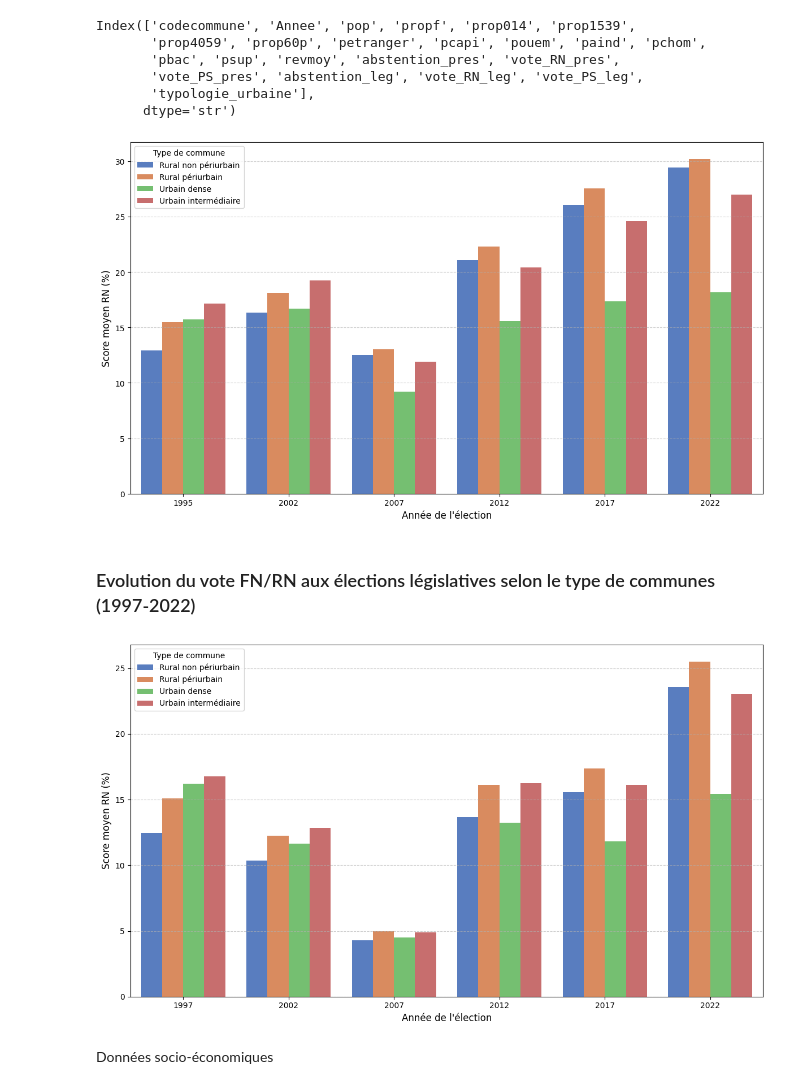
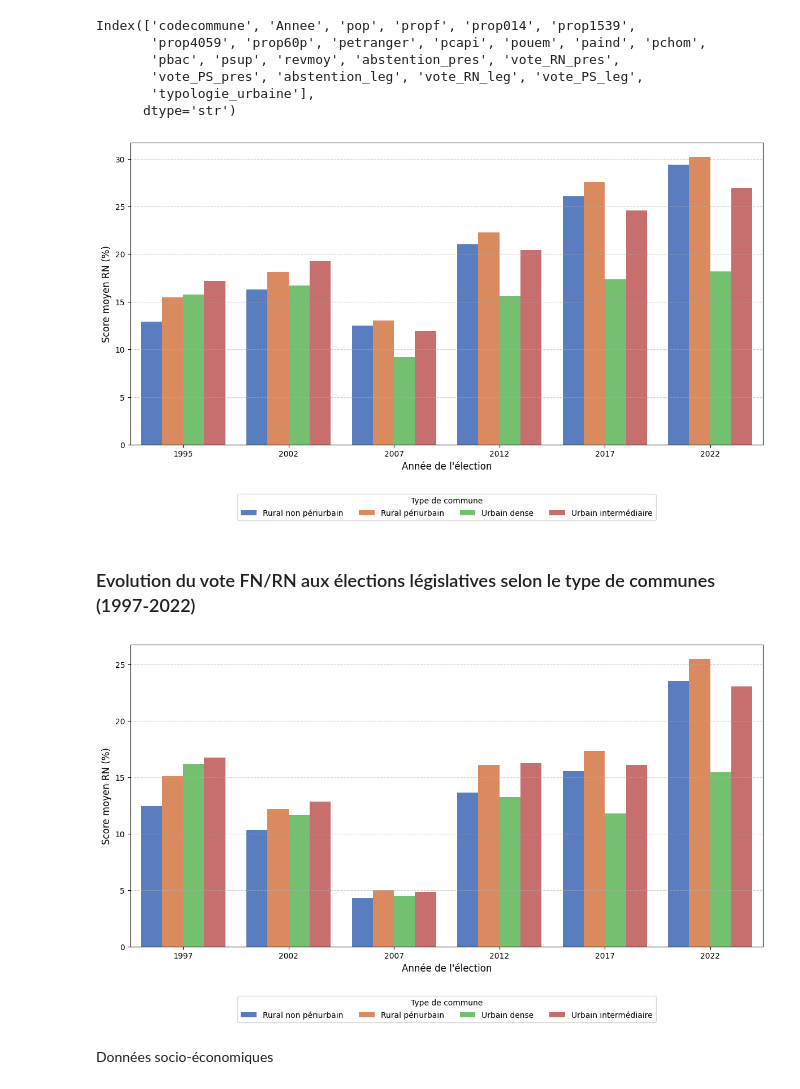
Before and after one commit to yczk9/STATAPP_V2, a Jupyter notebook: Notebooks/Statistiques Descriptives/statdesc.ipynb, the cells around one changed output. Drawn from its saved outputs; the diff is of its cells as text; code cells hidden in the pictures.

```diff
--- a/Notebooks/Statistiques Descriptives/statdesc.ipynb
+++ b/Notebooks/Statistiques Descriptives/statdesc.ipynb
@@ -68,7 +68,7 @@ plt.xlabel("Année de l'élection", fontsize=12)
 
 # Déplacement de la légende à l'intérieur du graphique
 # loc='upper left' la place en haut à gauche. Vous pouvez aussi utiliser loc='best' pour un placement automatique.
-plt.legend(title="Type de commune", loc='upper left')
+plt.legend(title="Type de commune", loc='upper center', bbox_to_anchor=(0.5, -0.15), ncol=4)
 
 # Ajout d'une grille horizontale pour faciliter la lecture des scores
 plt.grid(axis='y', linestyle='--', alpha=0.6)
@@ -76,7 +76,7 @@ plt.grid(axis='y', linestyle='--', alpha=0.6)
 plt.tight_layout()
 plt.show()
 # %% [output]
-[figure, old version]
+[figure, new version]
 # %% [markdown]
 ### Evolution du vote FN/RN aux élections législatives selon le type de communes (1997-2022)
 # %%
@@ -85,35 +85,35 @@ data_leg = data[data['Annee'].isin([1997,2002,2007,2012,2017,2022])]
 # 1. Préparation des données : calcul de la moyenne du score RN par année et par typologie
 df_bar = data_leg.groupby(['Annee', 'typologie_urbaine'])['vote_RN_leg'].mean().reset_index()
 
 # Conversion en pourcentages (multiplication par 100)
 df_bar['vote_RN_leg'] = df_bar['vote_RN_leg'] * 100
 
 # 2. Création du graphique en barres verticales
 plt.figure(figsize=(12, 7))
 sns.barplot(
     data=df_bar,
     x='Annee',
     y='vote_RN_leg',
     hue='typologie_urbaine',
     palette='muted' # Palette de couleurs distinctes
 )
 
 # 3. Personnalisation du rendu
 #plt.title("Évolution du score moyen du RN par typologie de commune", fontsize=14, fontweight='bold', pad=20)
 plt.ylabel("Score moyen RN (%)", fontsize=12)
 plt.xlabel("Année de l'élection", fontsize=12)
 
 # Déplacement de la légende à l'intérieur du graphique
 # loc='upper left' la place en haut à gauche. Vous pouvez aussi utiliser loc='best' pour un placement automatique.
-plt.legend(title="Type de commune", loc='upper left')
+plt.legend(title="Type de commune", loc='upper center', bbox_to_anchor=(0.5, -0.15), ncol=4)
 
 # Ajout d'une grille horizontale pour faciliter la lecture des scores
 plt.grid(axis='y', linestyle='--', alpha=0.6)
 
 plt.tight_layout()
 plt.show()
 # %% [output]
-[figure, old version]
+[figure, new version]
 # %% [markdown]
 Données socio-économiques
 # %%
```
Also changed, not shown: parts of 6 cells of this notebook, 43 other files.
